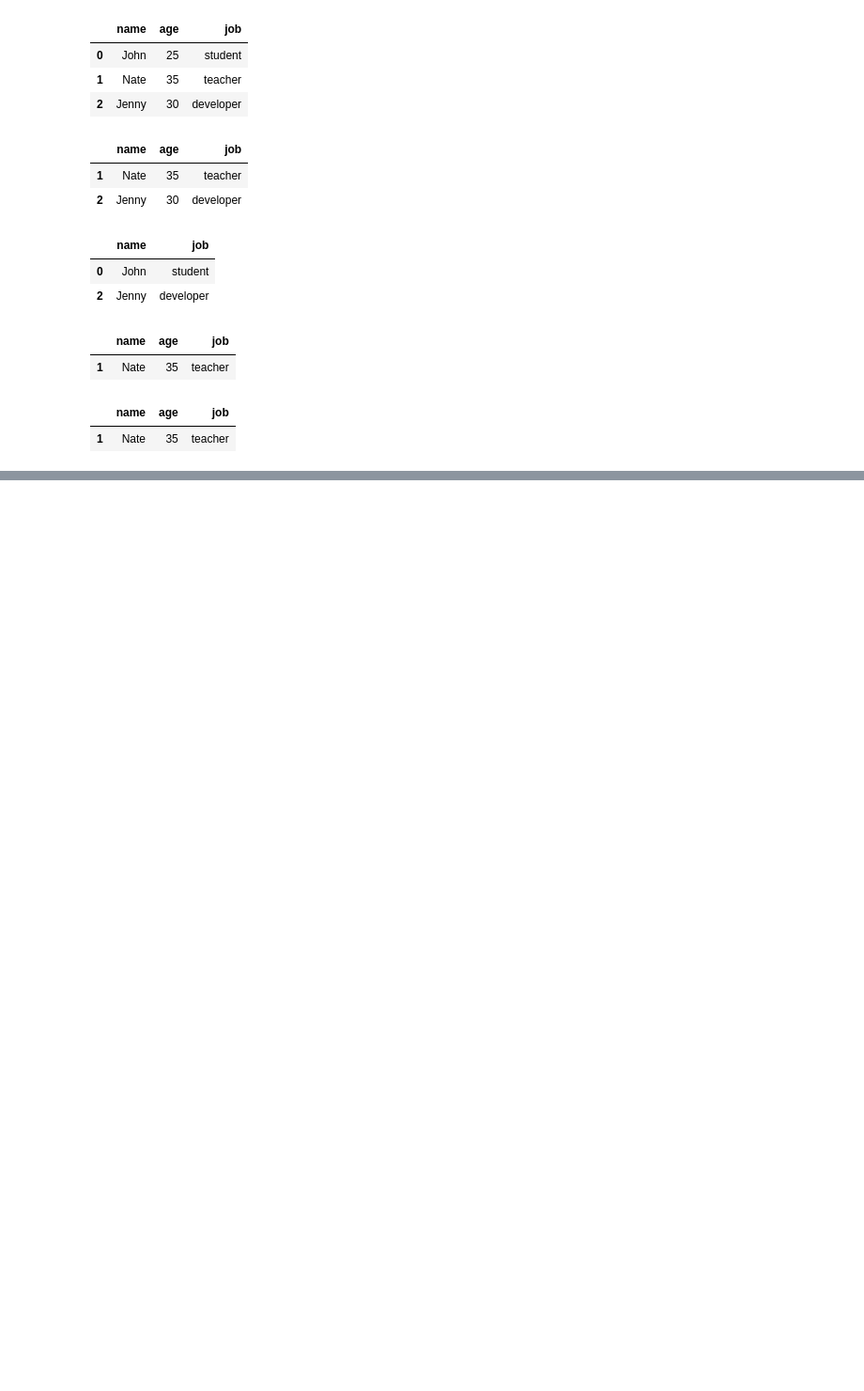
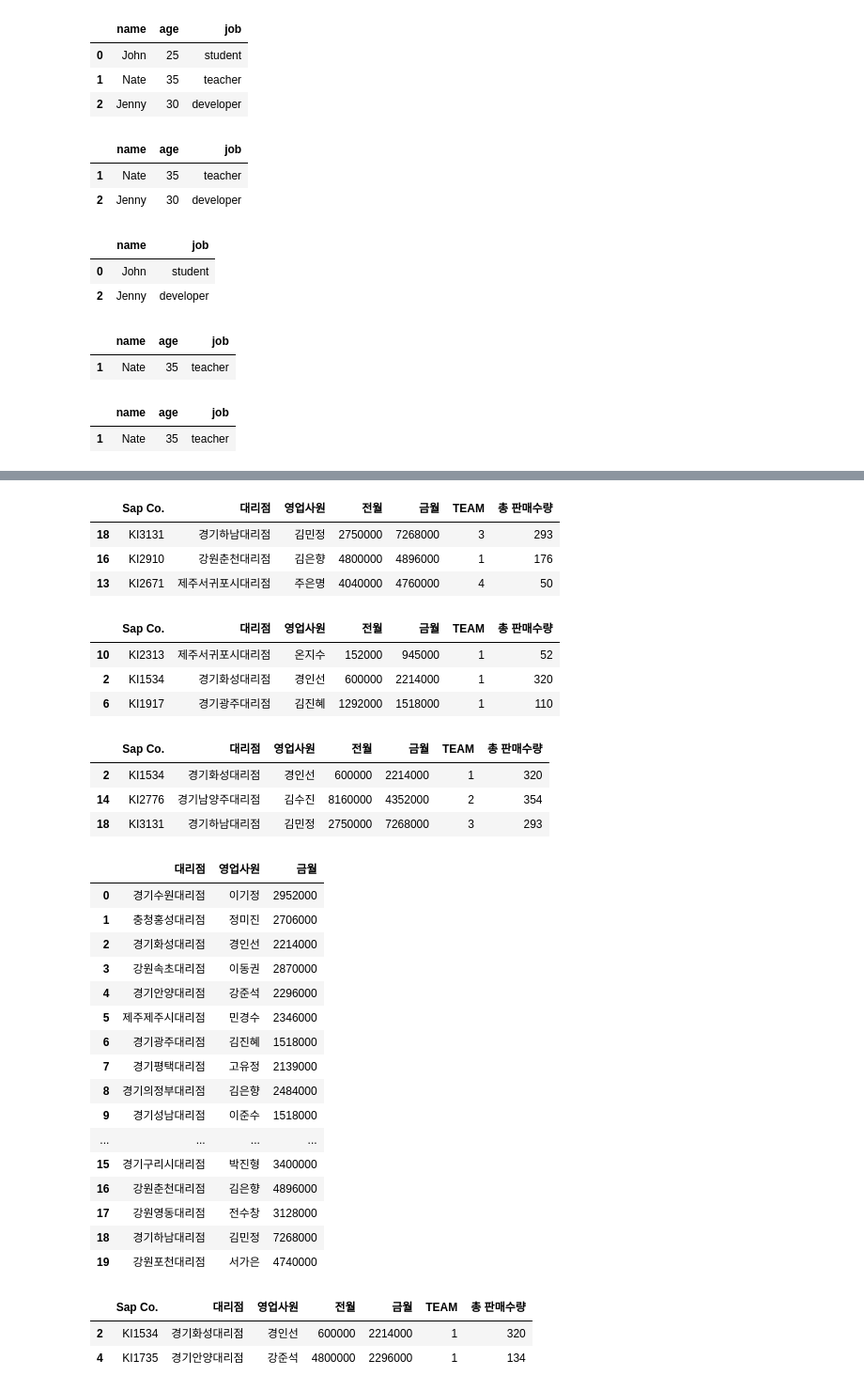
Before and after one commit to cauda25/pandassource, a Jupyter notebook: subset.ipynb, the cells around one changed output, grey strips where cells are left out. Shown: that part at 94% size. Saved outputs shown, nothing was run; the diff lists cells and outputs as text; code cells hidden in the pictures; blank space fills up the shorter version.

```diff
--- a/subset.ipynb
+++ b/subset.ipynb
@@ -244,0 +284,52 @@ friend_df.query("age>25" and "name=='Nate'")
+# %%
+#금월 컬럼에서 값이 큰 3 행 조회
+df.nlargest(3,"금월")
+# %% [output]
+|  | Sap Co. | 대리점 | 영업사원 | 전월 | 금월 | TEAM | 총 판매수량 |
+| 18 | KI3131 | 경기하남대리점 | 김민정 | 2750000 | 7268000 | 3 | 293 |
+| 16 | KI2910 | 강원춘천대리점 | 김은향 | 4800000 | 4896000 | 1 | 176 |
+| 13 | KI2671 | 제주서귀포시대리점 | 주은명 | 4040000 | 4760000 | 4 | 50 |
+# %%
+# 전월 컬럼에서 값이 가장 작은 3 행 조회
+df.nsmallest(3,"전월")
+# %% [output]
+|  | Sap Co. | 대리점 | 영업사원 | 전월 | 금월 | TEAM | 총 판매수량 |
+| 10 | KI2313 | 제주서귀포시대리점 | 온지수 | 152000 | 945000 | 1 | 52 |
+| 2 | KI1534 | 경기화성대리점 | 경인선 | 600000 | 2214000 | 1 | 320 |
+| 6 | KI1917 | 경기광주대리점 | 김진혜 | 1292000 | 1518000 | 1 | 110 |
+# %%
+# 총 판매 수량이 250보다 큰 대리점 추출
+df[df["총 판매수량"]>250]
+# %% [output]
+|  | Sap Co. | 대리점 | 영업사원 | 전월 | 금월 | TEAM | 총 판매수량 |
+| 2 | KI1534 | 경기화성대리점 | 경인선 | 600000 | 2214000 | 1 | 320 |
+| 14 | KI2776 | 경기남양주대리점 | 김수진 | 8160000 | 4352000 | 2 | 354 |
+| 18 | KI3131 | 경기하남대리점 | 김민정 | 2750000 | 7268000 | 3 | 293 |
+# %%
+# 행전체와 대리점,영업사원,금월 컬럼 추출
+df[["대리점","영업사원","금월"]]
+# %% [output]
+|  | 대리점 | 영업사원 | 금월 |
+| 0 | 경기수원대리점 | 이기정 | 2952000 |
+| 1 | 충청홍성대리점 | 정미진 | 2706000 |
+| 2 | 경기화성대리점 | 경인선 | 2214000 |
+| 3 | 강원속초대리점 | 이동권 | 2870000 |
+| 4 | 경기안양대리점 | 강준석 | 2296000 |
+| 5 | 제주제주시대리점 | 민경수 | 2346000 |
+| 6 | 경기광주대리점 | 김진혜 | 1518000 |
+| 7 | 경기평택대리점 | 고유정 | 2139000 |
+| 8 | 경기의정부대리점 | 김은향 | 2484000 |
+| 9 | 경기성남대리점 | 이준수 | 1518000 |
+| ... | ... | ... | ... |
+| 15 | 경기구리시대리점 | 박진형 | 3400000 |
+| 16 | 강원춘천대리점 | 김은향 | 4896000 |
+| 17 | 강원영동대리점 | 전수창 | 3128000 |
+| 18 | 경기하남대리점 | 김민정 | 7268000 |
+| 19 | 강원포천대리점 | 서가은 | 4740000 |
+# %%
+# 전체 컬럼과 2,4 행 추출
+df.loc[[2,4]]
+# %% [output]
+|  | Sap Co. | 대리점 | 영업사원 | 전월 | 금월 | TEAM | 총 판매수량 |
+| 2 | KI1534 | 경기화성대리점 | 경인선 | 600000 | 2214000 | 1 | 320 |
+| 4 | KI1735 | 경기안양대리점 | 강준석 | 4800000 | 2296000 | 1 | 134 |
```
Also changed, not shown: parts of 11 cells of this notebook, 1 other file.
